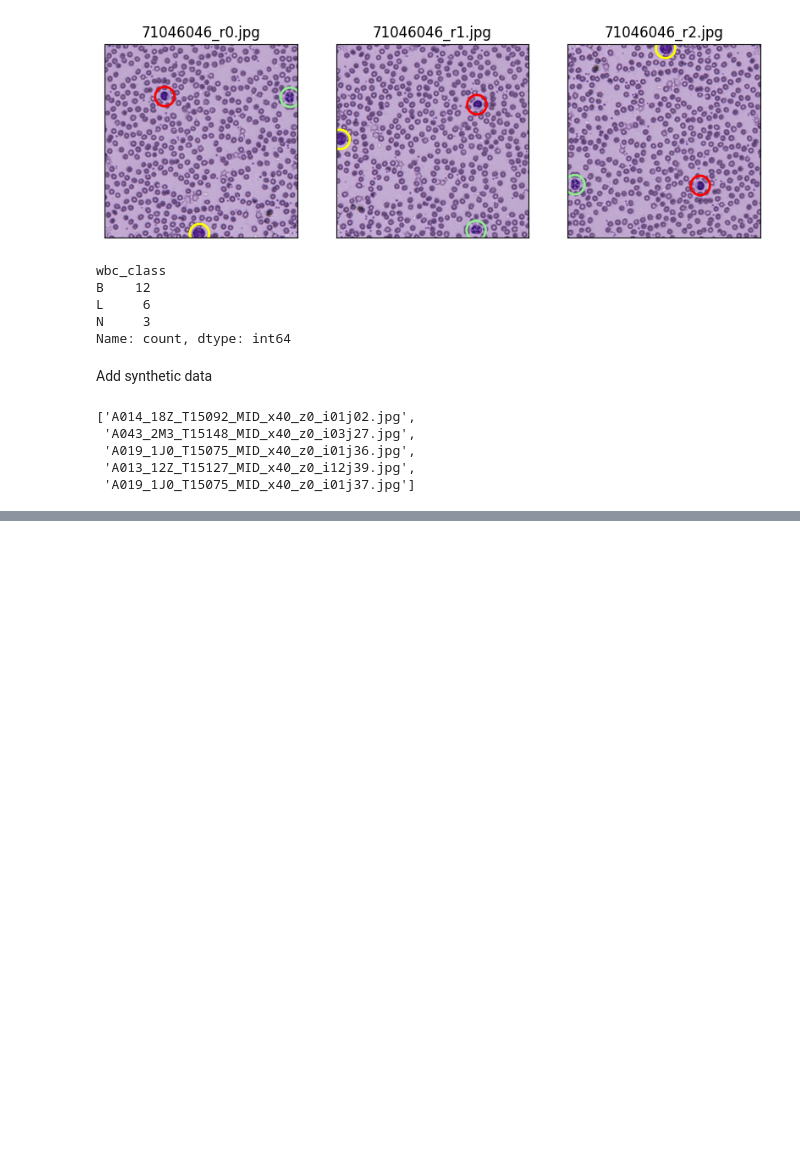
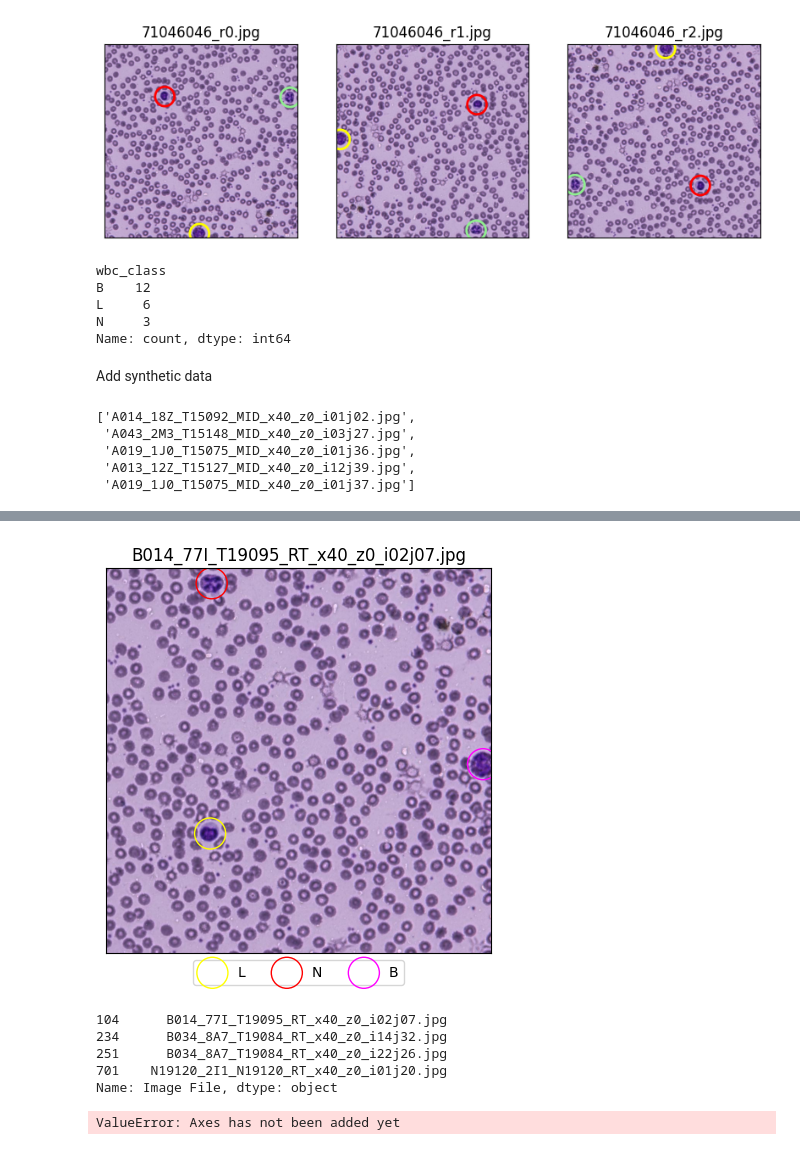
Before and after one commit to Xalt8/zooniverse_monkey, a Jupyter notebook: data_analysis.ipynb, the cells around one changed output, grey strips where cells are left out. Drawn from its saved outputs; the diff is of its cells as text; code cells hidden in the pictures; blank space fills up the shorter version.

```diff
--- a/data_analysis.ipynb
+++ b/data_analysis.ipynb
@@ -348,0 +379,53 @@ good_and_no_wbc_files
+# %%
+def get_image_path(image_file_name:str, total_df:pd.DataFrame) -> str:
+    """ Takes an image name and returns the path to the image in the correct folder """
+
+    image_folder_dict = {'Set5': Path()/ r"AI Training Sets-20231024T092556Z-001\AI Training Sets\Set5-1_WBC_Images",
+                         'Set4': Path() / r"AI Training Sets-20231024T092556Z-001\AI Training Sets\Set4-1_WBC_Images"}
+
+    set_val = total_df[total_df['Image File'] == image_file_name]['set'].unique()[0]
+    return (image_folder_dict[set_val] / image_file_name).as_posix()
+# %%
+def plot_image_file(image_file_name:str, total_df:pd.DataFrame) -> plt.axes:
+    """ Takes an image file name, looks up the dataframe for all instances
+        of WBCs in the image file and highlights the cells in the image """
+
+    image_file_df = total_df[total_df['Image File'] == image_file_name]
+    image_path = get_image_path(image_file_name=image_file_name,
+                                total_df=total_df)
+    img = get_image_from_path(image_path)
+
+    colors = {'N' : "red", 'L' : "yellow", 'M' : "lightgreen", 'E' : "lightblue", 'B' : "magenta"}
+
+    fig, ax = plt.subplots(figsize=(5,5))
+    ax.imshow(img)
+    ax.set_title(image_file_name)
+    ax.set_xticks([]), ax.set_yticks([])
+    for row_idx in image_file_df.index:
+        x,y,cell = image_file_df.loc[row_idx, ['x_coord','y_coord','wbc_class']]
+        ax.scatter(x=x,y=y,s=500, label=cell, facecolors='none', edgecolors=colors.get(cell, 'black'))
+    ax.legend(bbox_to_anchor=(0.5,-0.10), loc='lower center', ncol=5)
+    plt.tight_layout
+    return ax
+# %%
+ax = plot_image_file(image_file_name='B014_77I_T19095_RT_x40_z0_i02j07.jpg', total_df=total_df)
+plt.show()
+# %% [output]
+[figure, added]
+# %%
+basos['Image File']
+# %% [output]
+104      B014_77I_T19095_RT_x40_z0_i02j07.jpg
+234      B034_8A7_T19084_RT_x40_z0_i14j32.jpg
+251      B034_8A7_T19084_RT_x40_z0_i22j26.jpg
+701    N19120_2I1_N19120_RT_x40_z0_i01j20.jpg
+Name: Image File, dtype: object
+# %%
+fig, axs = plt.subplots(nrows=1, ncols=len(basos), figsize=(15, 5))  # Adjust the figsize as needed
+plt.ioff()
+ax_list = [plot_image_file(image_file_name=image_file, total_df=total_df) for image_file in basos['Image File']]
+for i, ax in enumerate(ax_list):
+    axs[i].get_figure().sca(ax)
+plt.show()
+# %% [output]
+ValueError: Axes has not been added yet
```
Also changed, not shown: parts of 6 cells of this notebook, 1 other file.
